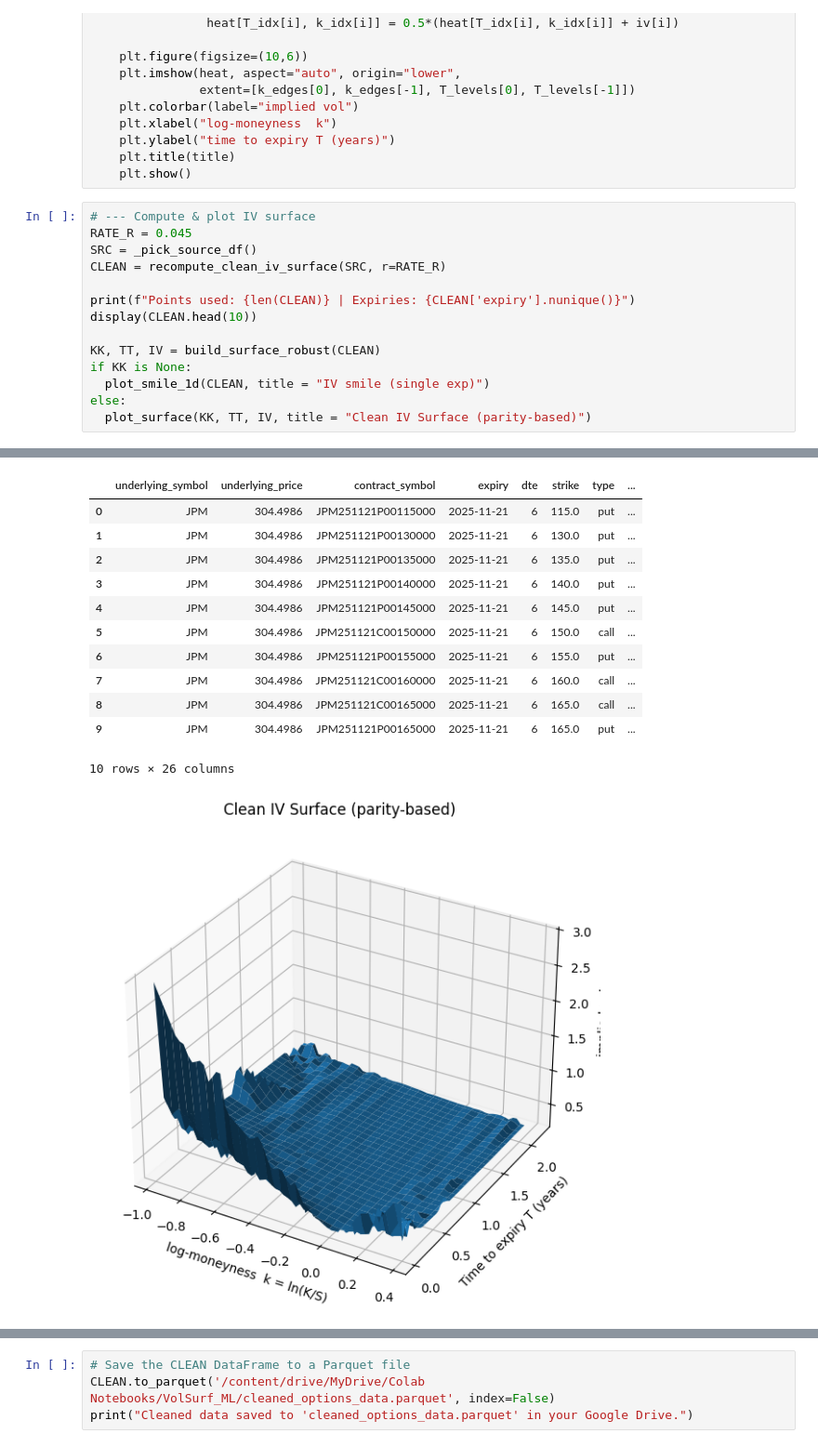
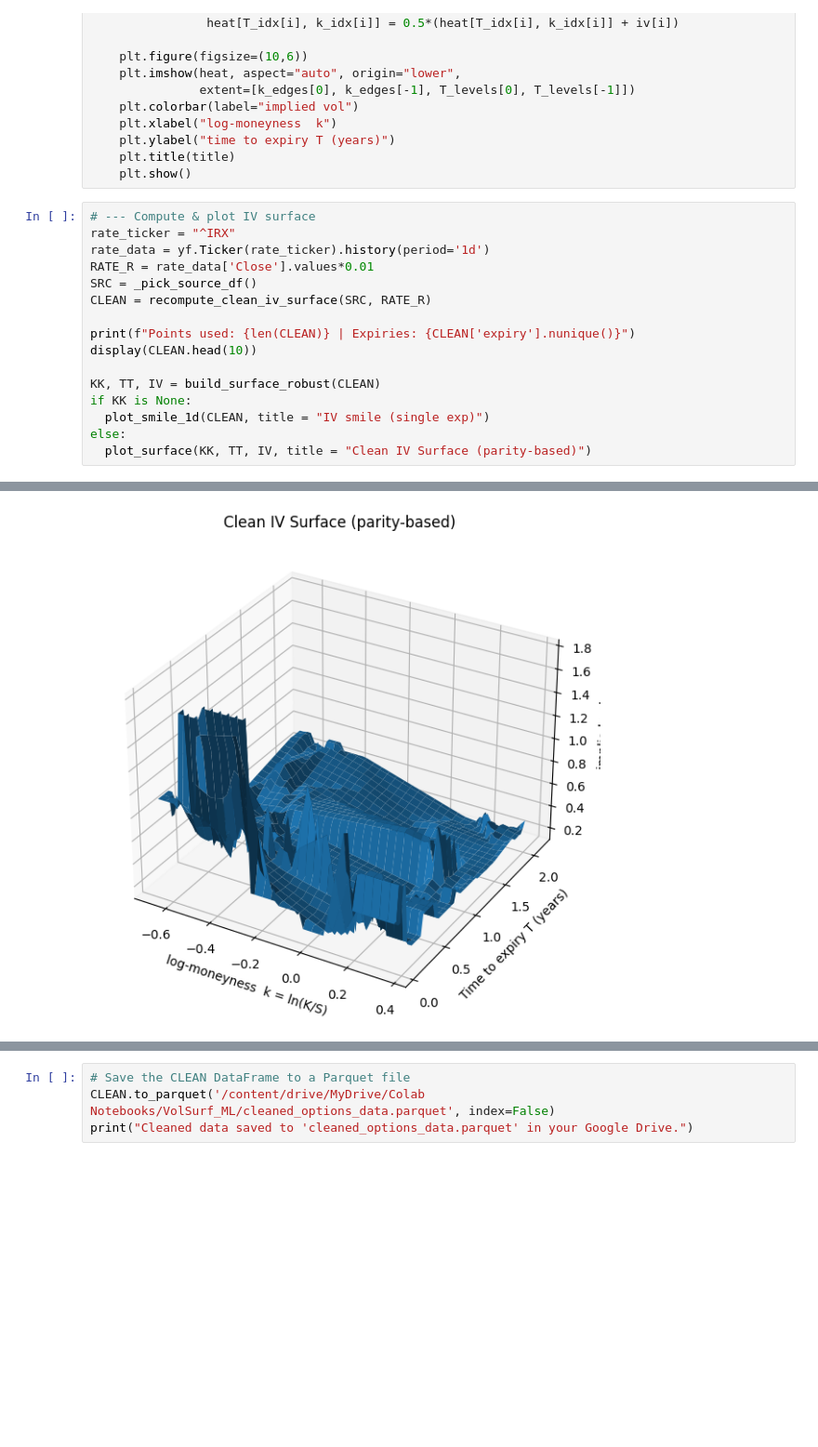
Before and after one commit to AlexMilekhin/Volatility-Surface-Modelling-ML-Forecasting, a Jupyter notebook: IV_compute.ipynb, the cells around one changed output, grey strips where cells are left out. Shown: that part at 93% size. Saved outputs shown, nothing was run; the diff lists cells and outputs as text; blank space fills up the shorter version.

Commit message:
switched to vol_utils for bs, iv, infer compute. Improved cleaning params.

```diff
--- a/IV_compute.ipynb
+++ b/IV_compute.ipynb
@@ -268,9 +247,11 @@ def plot_heatmap(df, bins_k=40, title="IV heatmap (pivot)"):
     plt.show()
 # %%
 # --- Compute & plot IV surface
-RATE_R = 0.045
+rate_ticker = "^IRX"
+rate_data = yf.Ticker(rate_ticker).history(period='1d')
+RATE_R = rate_data['Close'].values*0.01
 SRC = _pick_source_df()
-CLEAN = recompute_clean_iv_surface(SRC, r=RATE_R)
+CLEAN = recompute_clean_iv_surface(SRC, RATE_R)
 
 print(f"Points used: {len(CLEAN)} | Expiries: {CLEAN['expiry'].nunique()}")
 display(CLEAN.head(10))
@@ -286,16 +279,4 @@ Points used: 1309 | Expiries: 20
-|  | underlying_symbol | underlying_price | contract_symbol | expiry | dte | strike | type | ... |
-| 0 | JPM | 304.4986 | JPM251121P00115000 | 2025-11-21 | 6 | 115.0 | put | ... |
-| 1 | JPM | 304.4986 | JPM251121P00130000 | 2025-11-21 | 6 | 130.0 | put | ... |
-| 2 | JPM | 304.4986 | JPM251121P00135000 | 2025-11-21 | 6 | 135.0 | put | ... |
-| 3 | JPM | 304.4986 | JPM251121P00140000 | 2025-11-21 | 6 | 140.0 | put | ... |
-| 4 | JPM | 304.4986 | JPM251121P00145000 | 2025-11-21 | 6 | 145.0 | put | ... |
-| 5 | JPM | 304.4986 | JPM251121C00150000 | 2025-11-21 | 6 | 150.0 | call | ... |
-| 6 | JPM | 304.4986 | JPM251121P00155000 | 2025-11-21 | 6 | 155.0 | put | ... |
-| 7 | JPM | 304.4986 | JPM251121C00160000 | 2025-11-21 | 6 | 160.0 | call | ... |
-| 8 | JPM | 304.4986 | JPM251121C00165000 | 2025-11-21 | 6 | 165.0 | call | ... |
-| 9 | JPM | 304.4986 | JPM251121P00165000 | 2025-11-21 | 6 | 165.0 | put | ... |
-10 rows × 26 columns
-[figure, old version]
+[figure, new version]
 # %%
 print("\nDEBUG: Cleaned IV data summary")
 print("Rows:", len(CLEAN))
```
Also changed, not shown: parts of 7 cells of this notebook.
